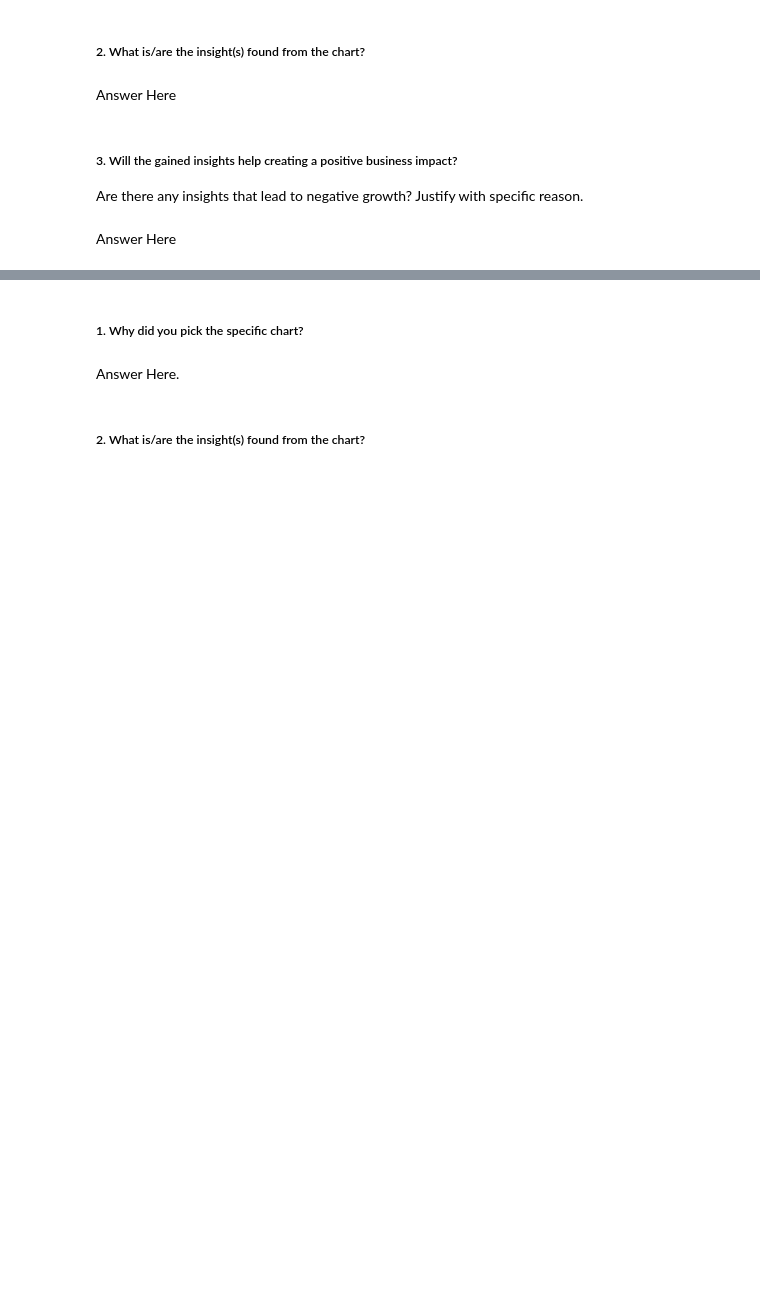
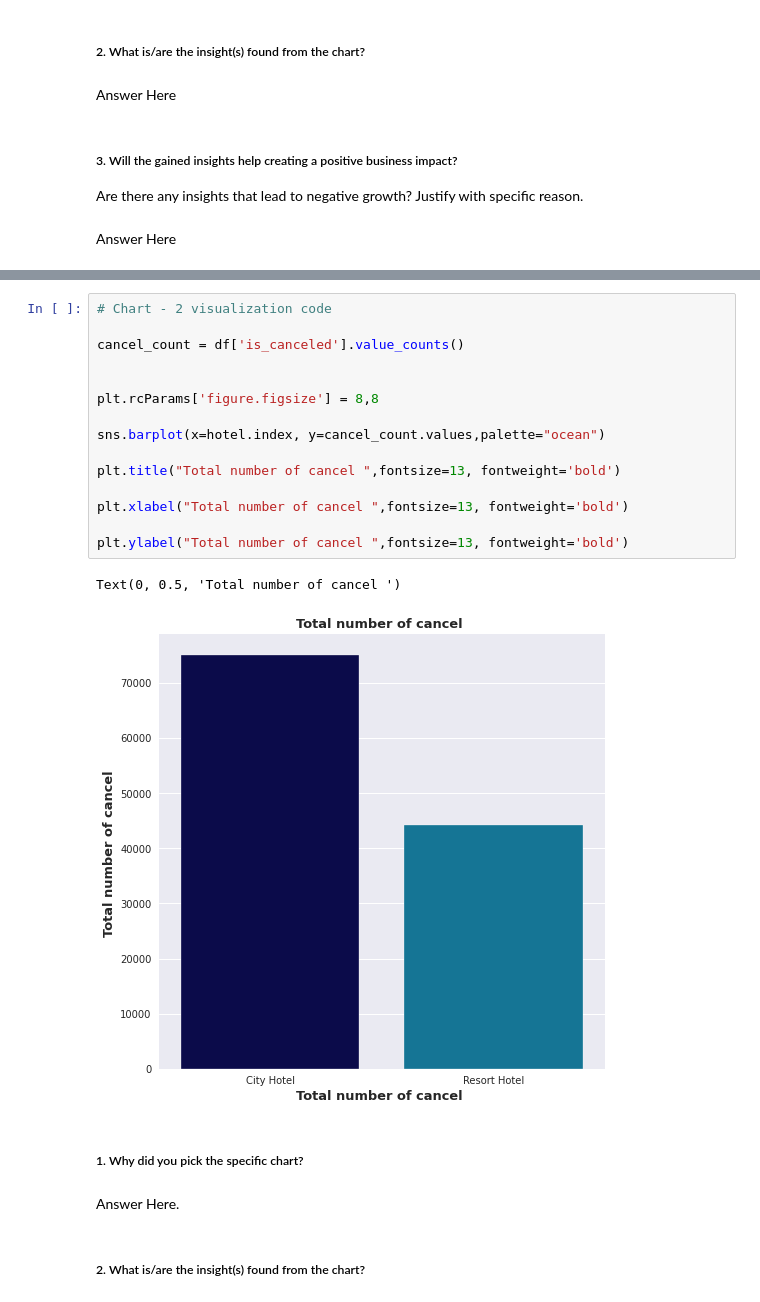
Before and after one commit to ansarshaikh95/EDA-Hotel-booking-analysis, a Jupyter notebook: EDA_Hotel_booking_Analysis.ipynb, the cells around one changed output, grey strips where cells are left out. Drawn from its saved outputs; the diff is of its cells as text; blank space fills up the shorter version.

```diff
--- a/EDA_Hotel_booking_Analysis.ipynb
+++ b/EDA_Hotel_booking_Analysis.ipynb
@@ -537,3 +542,21 @@ Answer Here
+# %%
+# Chart - 2 visualization code
+
+cancel_count = df['is_canceled'].value_counts()
+
+
+plt.rcParams['figure.figsize'] = 8,8
+
+sns.barplot(x=hotel.index, y=cancel_count.values,palette="ocean")
+
+plt.title("Total number of cancel ",fontsize=13, fontweight='bold')
+
+plt.xlabel("Total number of cancel ",fontsize=13, fontweight='bold')
+
+plt.ylabel("Total number of cancel ",fontsize=13, fontweight='bold')
+# %% [output]
+Text(0, 0.5, 'Total number of cancel ')
+[figure, added]
 # %% [markdown]
 ##### 1. Why did you pick the specific chart?
 # %% [markdown]
```
Also changed, not shown: parts of 12 cells of this notebook.
